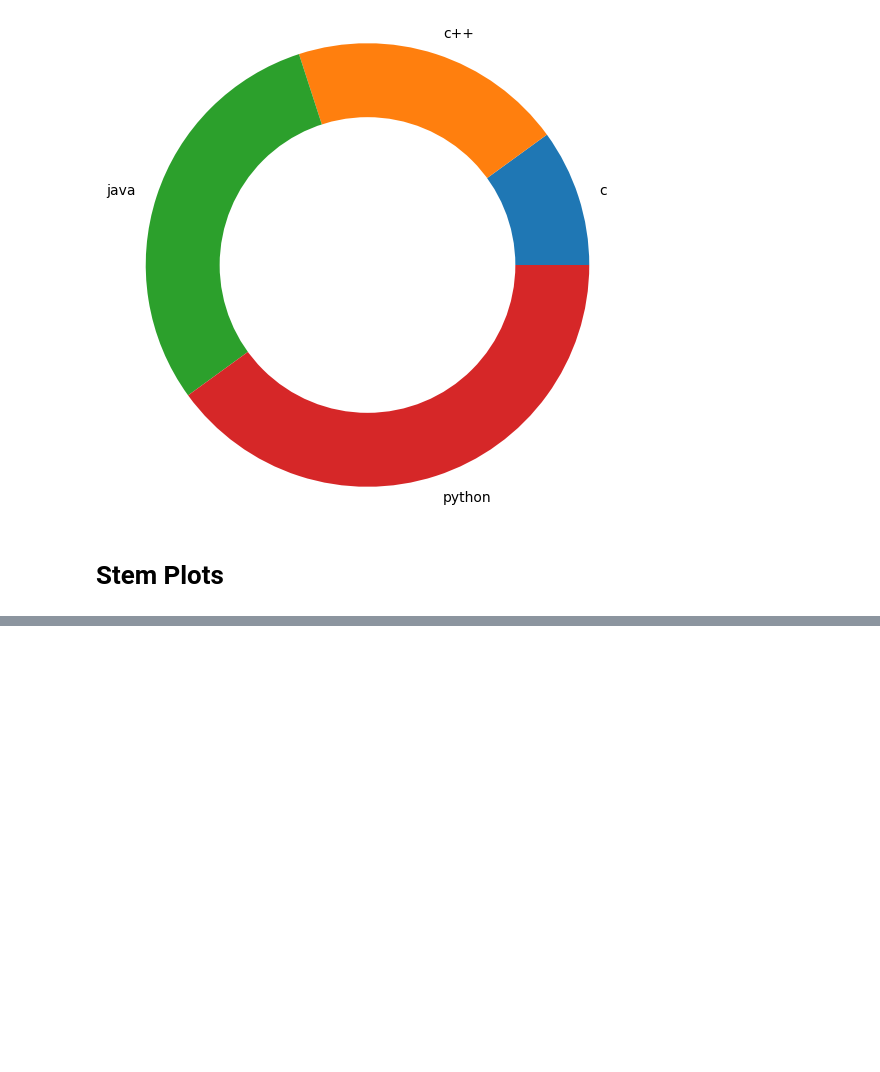
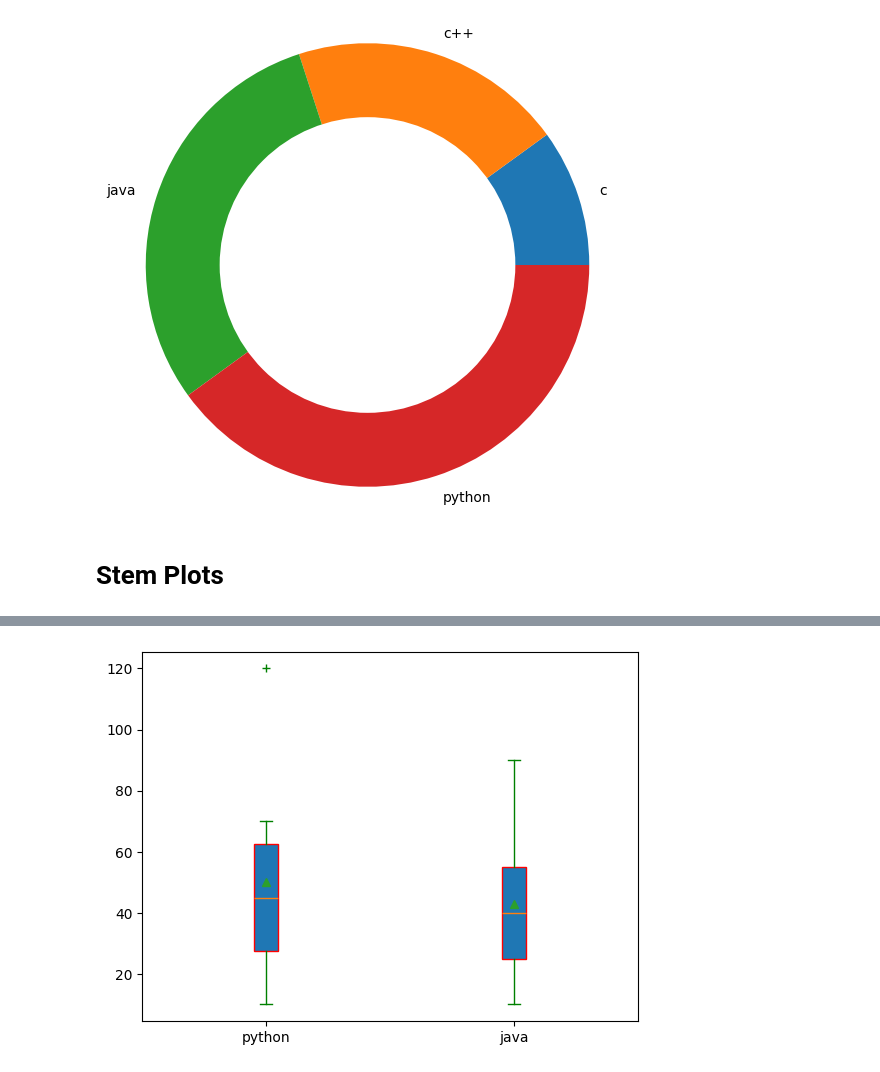
Before and after one commit to SWAGAT10241/python, a Jupyter notebook: YOUTUBE/mathplot.ipynb, the cells around one changed output, grey strips where cells are left out. Cells and saved outputs as stored; diff of their text form; code cells hidden in the pictures; blank space fills up the shorter version.

```diff
--- a/YOUTUBE/mathplot.ipynb
+++ b/YOUTUBE/mathplot.ipynb
@@ -344,0 +395,14 @@ plt.show()
+# %%
+import matplotlib.pyplot as plt
+
+x = [10 , 20 , 30 , 40 , 50 , 60 , 70 , 120]
+x1=[10,20,40,50,30,60,90]
+y = [x ,x1]
+
+plt.boxplot(y,tick_labels = ["python","java"],widths = 0.1,patch_artist = True,showmeans = True,sym ="g+",
+            boxprops = dict(color = "r"),capprops = dict(color = "g"),whiskerprops = dict(color = "g"),
+            flierprops = dict(markeredgecolor = "y"))
+
+plt.show()
+# %% [output]
+[figure, added]
```
Also changed, not shown: parts of 21 cells of this notebook, 11 other files.
